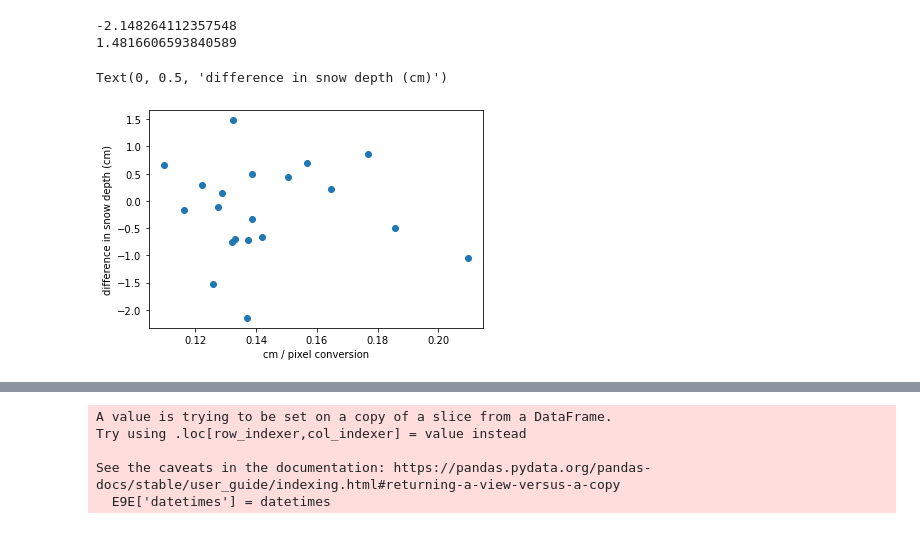
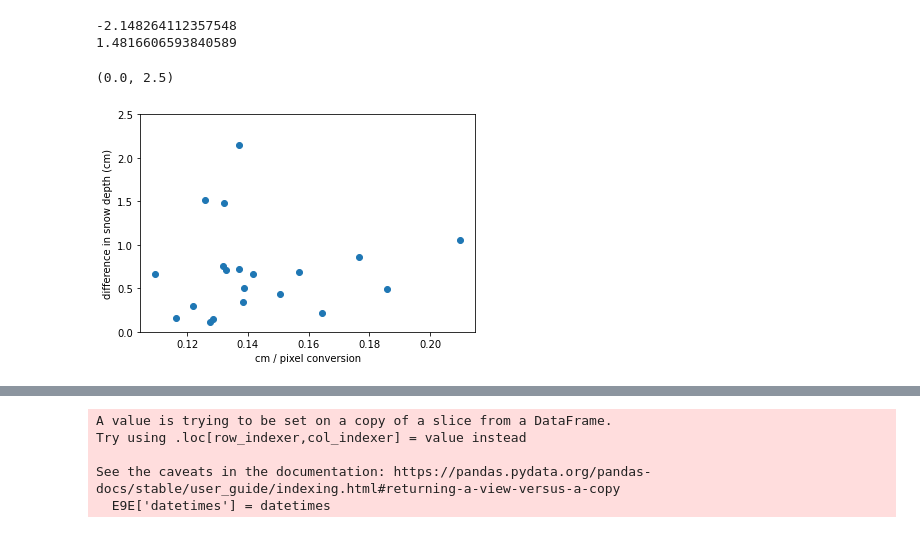
Before and after one commit to catherine-m-breen/Chapter1, a Jupyter notebook: snow_pole_analysis/depth_comparison.ipynb, the cells around one changed output, grey strips where cells are left out. Saved outputs shown, nothing was run; the diff lists cells and outputs as text; code cells hidden in the pictures.

```diff
--- a/snow_pole_analysis/depth_comparison.ipynb
+++ b/snow_pole_analysis/depth_comparison.ipynb
@@ -54,11 +54,12 @@ conversion.head()
 ## merge them and plot
 summary = pd.merge(summary, conversion, left_on = 'Camera', right_on='camera', how='left')
 # %%
-plt.scatter(pd.to_numeric(summary['conversion']), summary['sd_diff'])
+plt.scatter(pd.to_numeric(summary['conversion']), np.absolute(np.array(summary['sd_diff'])))
 plt.xlabel('cm / pixel conversion')
 plt.ylabel('difference in snow depth (cm)')
+plt.ylim(0,2.5)
 # %% [output]
-Text(0, 0.5, 'difference in snow depth (cm)')
+(0.0, 2.5)
-[figure, old version]
+[figure, new version]
 # %%
 from sklearn.linear_model import LinearRegression
```
Also changed, not shown: parts of 2 cells of this notebook, 2 other files.
